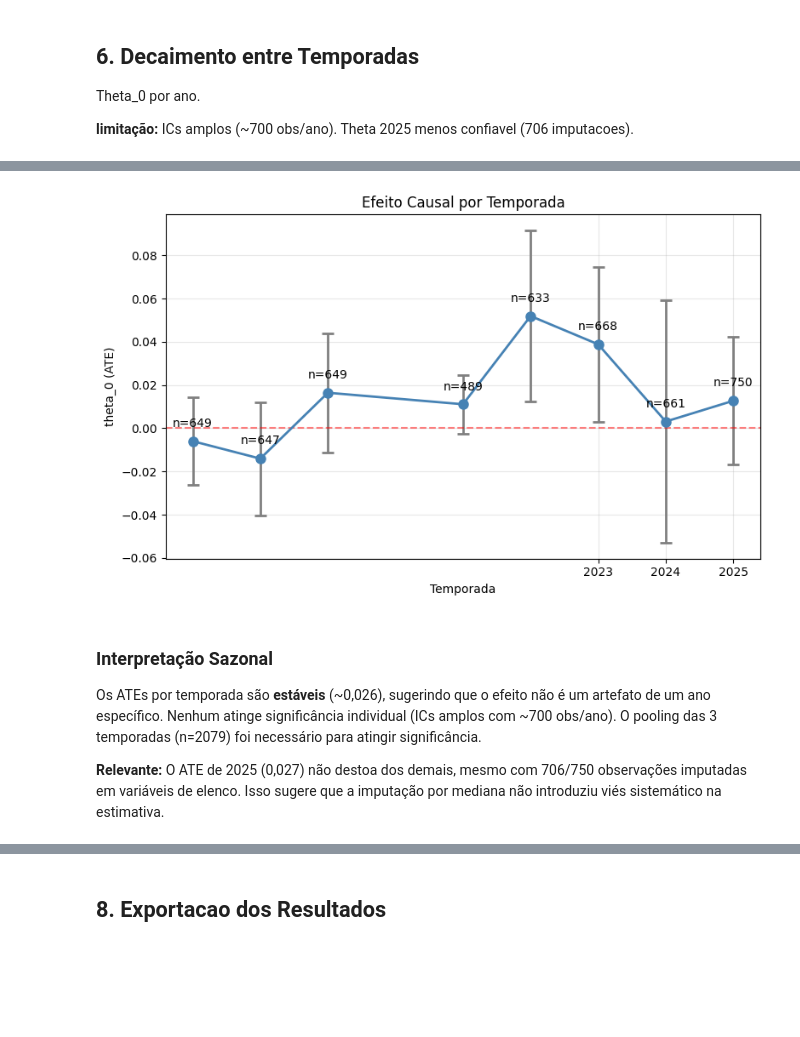
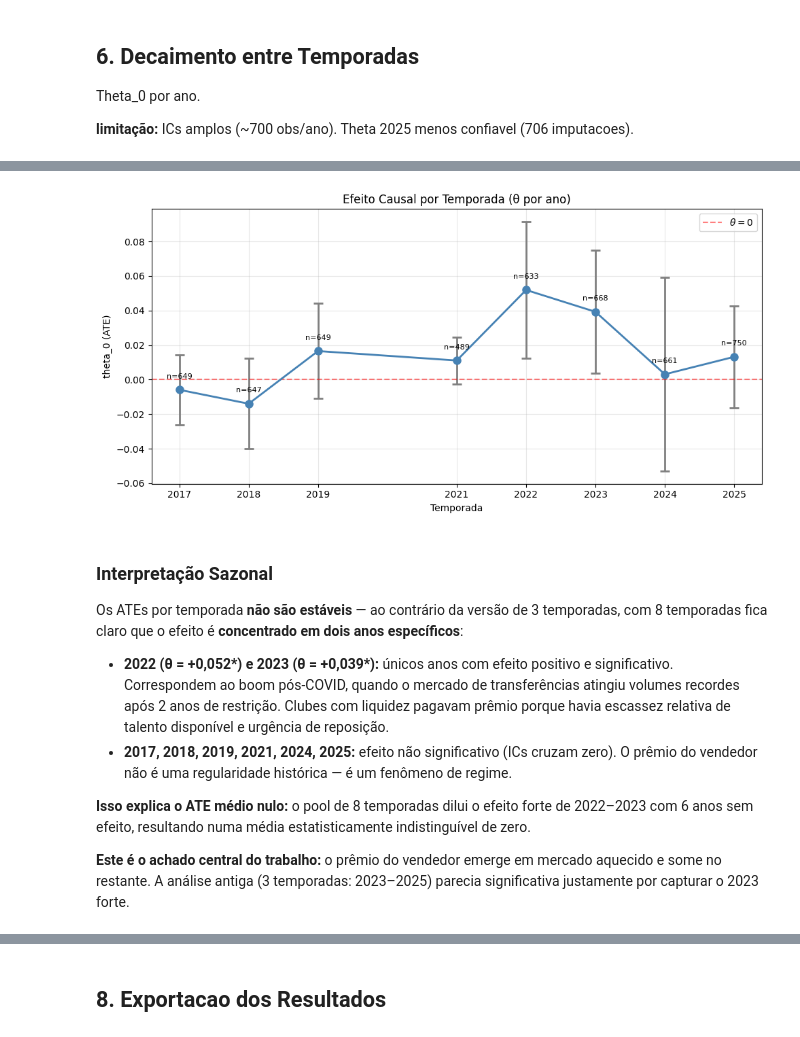
Before and after one commit to leticia-ribeirom/TP-CDAF, a Jupyter notebook: notebooks/etapa2_double_ml.ipynb, the cells around one changed output, grey strips where cells are left out. Drawn from its saved outputs; the diff is of its cells as text; code cells hidden in the pictures; blank space fills up the shorter version.

```diff
--- a/notebooks/etapa2_double_ml.ipynb
+++ b/notebooks/etapa2_double_ml.ipynb
@@ -536,21 +572,28 @@ df_sazonal = pd.DataFrame(resultados_sazonal)
 # %%
-fig, ax = plt.subplots(figsize=(8, 5))
+fig, ax = plt.subplots(figsize=(10, 5))
 ax.errorbar(df_sazonal['season'], df_sazonal['theta'],
             yerr=[df_sazonal['theta']-df_sazonal['ci_low'],
                   df_sazonal['ci_high']-df_sazonal['theta']],
             fmt='o-', capsize=5, capthick=2, lw=2, ms=8, color='steelblue', ecolor='gray')
-ax.axhline(0, color='red', ls='--', alpha=0.5)
+ax.axhline(0, color='red', ls='--', alpha=0.5, label=r'$\theta = 0$')
 ax.set_xlabel('Temporada'); ax.set_ylabel('theta_0 (ATE)')
-ax.set_title('Efeito Causal por Temporada'); ax.set_xticks([2023,2024,2025]); ax.grid(alpha=0.3)
+ax.set_title('Efeito Causal por Temporada (θ por ano)')
+ax.set_xticks(sorted(df_sazonal['season'].unique()))
+ax.grid(alpha=0.3); ax.legend()
 for _, r in df_sazonal.iterrows():
-    ax.annotate(f'n={int(r["n"])}', (r['season'], r['theta']), xytext=(0,12), textcoords='offset points', ha='center')
+    ax.annotate(f'n={int(r["n"])}', (r['season'], r['theta']), xytext=(0,12), textcoords='offset points', ha='center', fontsize=8)
 plt.tight_layout(); plt.show()
 # %% [output]
-[figure, old version]
+[figure, new version]
 # %% [markdown]
 ### Interpretação Sazonal
 
-Os ATEs por temporada são **estáveis** (~0,026), sugerindo que o efeito não é um artefato de um ano específico. Nenhum atinge significância individual (ICs amplos com ~700 obs/ano). O pooling das 3 temporadas (n=2079) foi necessário para atingir significância.
+Os ATEs por temporada **não são estáveis** — ao contrário da versão de 3 temporadas, com 8 temporadas fica claro que o efeito é **concentrado em dois anos específicos**:
 
-**Relevante:** O ATE de 2025 (0,027) não destoa dos demais, mesmo com 706/750 observações imputadas em variáveis de elenco. Isso sugere que a imputação por mediana não introduziu viés sistemático na estimativa.
+- **2022 (θ = +0,052\*) e 2023 (θ = +0,039\*):** únicos anos com efeito positivo e significativo. Correspondem ao boom pós-COVID, quando o mercado de transferências atingiu volumes recordes após 2 anos de restrição. Clubes com liquidez pagavam prêmio porque havia escassez relativa de talento disponível e urgência de reposição.
+- **2017, 2018, 2019, 2021, 2024, 2025:** efeito não significativo (ICs cruzam zero). O prêmio do vendedor não é uma regularidade histórica — é um fenômeno de regime.
+
+**Isso explica o ATE médio nulo:** o pool de 8 temporadas dilui o efeito forte de 2022–2023 com 6 anos sem efeito, resultando numa média estatisticamente indistinguível de zero.
+
+**Este é o achado central do trabalho:** o prêmio do vendedor emerge em mercado aquecido e some no restante. A análise antiga (3 temporadas: 2023–2025) parecia significativa justamente por capturar o 2023 forte.
 # %% [markdown]
```
Also changed, not shown: parts of 21 cells of this notebook, 7 other files.
